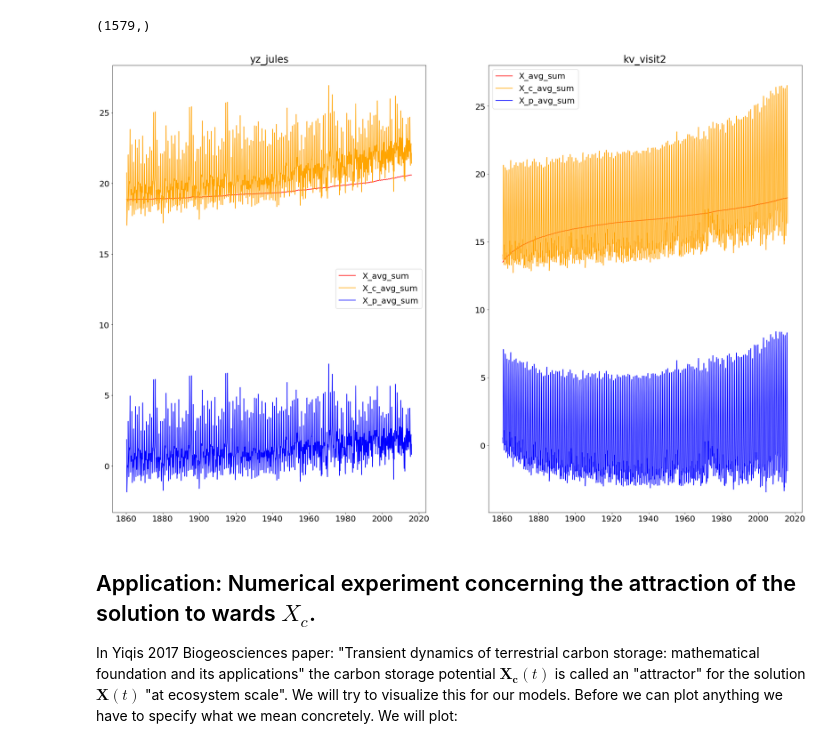
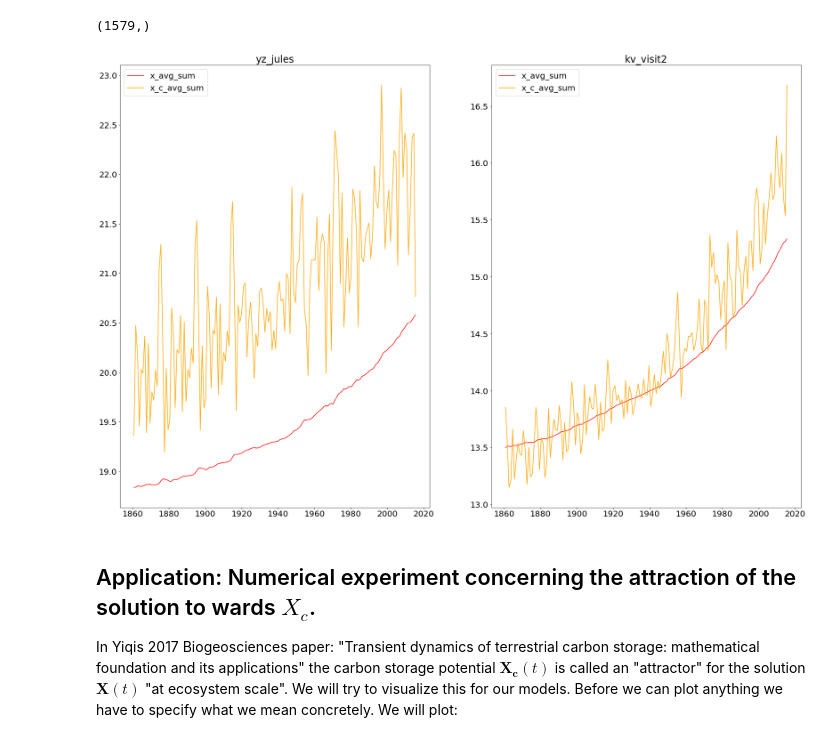
Before and after one commit to MPIBGC-TEE/bgc_md2, a Jupyter notebook: prototypes/working_group_2021/model_comparison_example.ipynb, the cells around one changed output. Saved outputs shown, nothing was run; the diff lists cells and outputs as text; code cells hidden in the pictures.

Commit message:
more plots wiht two models in one plot

```diff
--- a/prototypes/working_group_2021/model_comparison_example.ipynb
+++ b/prototypes/working_group_2021/model_comparison_example.ipynb
@@ -98,7 +98,7 @@ def tracebility_iterator(mf,delta_t_val):
     mvs_t=gh.mvs(mf)
     dvs_t=ta.dvs
     cpa_t=ta.cpa
-    epa_t=ta.epa_0
+    epa_t=ta.epa_opt
     X_0=gh.msh(mf).numeric_X_0(mvs_t,dvs_t,cpa_t,epa_t)
     func_dict=gh.msh(mf).make_func_dict(mvs_t,dvs_t,cpa_t,epa_t)
 
@@ -136,7 +136,7 @@ def times_in_days_aD(mf,delta_t_val):
     days_after_sim_start=delta_t_val*np.arange(n_iter)
     return np.array(tuple(map(sim_day_2_day_aD_func(mf),days_after_sim_start)))
 
-delta_t_val=3 # assuming the same step size for every model (could be made model specific by an additional testarg)
+delta_t_val=30 # assuming the same step size for every model (could be made model specific by an additional testarg)
 # %%
 def t_min_tmax(model_folders,delta_t_val):
     td={
@@ -314,35 +392,36 @@ averaged_times(
 # %%
 def plot_yearly_avg_sums(model_folders,delta_t_val,cd):
     n = len(model_folders)
     fig=plt.figure(figsize=((n+1)*10,20))#, dpi = 400)
     axs=fig.subplots(1,n)
     plt.rcParams['font.size'] = 20
-    names=['X','X_c','X_p']
+    #names=['X','X_c']#,'X_p']
+    names=['x','x_c']#,'x_p']
     for i,mf in enumerate(model_folders):
         itr=tracebility_iterator(mf,delta_t_val)
         start,stop=min_max_index(mf,delta_t_val,*t_min_tmax(model_folders,delta_t_val))
         parts=partitions(start,stop,12)
         times=averaged_times(
             times_in_days_aD(mf,delta_t_val)/365,
             parts
         )
         vals=itr.averaged_values(
             parts
         )
         ax=axs[i]
         for name in names:
             ax.plot(
                 times,
-                vals.__getattribute__(name).sum(axis=1),
+                vals.__getattribute__(name),
                 label=name+"_avg_sum",
                 color=cd[name]
             )
         ax.legend()
         ax.set_title(mf)
 
 plot_yearly_avg_sums(model_folders, delta_t_val, cd)
 # %% [output]
-[figure, old version]
+[figure, new version]
 # %% [markdown]
 ## Application: Numerical experiment concerning the  attraction of the solution to wards $X_c$.
 In  Yiqis 2017 Biogeosciences paper: "Transient dynamics of terrestrial carbon storage: mathematical foundation and its applications" the carbon storage potential $\mathbf{X_c}(t)$ is called an "attractor" for the solution $\mathbf{X}(t)$ "at ecosystem scale".
```
Also changed, not shown: parts of 11 cells of this notebook, 9 other files.
